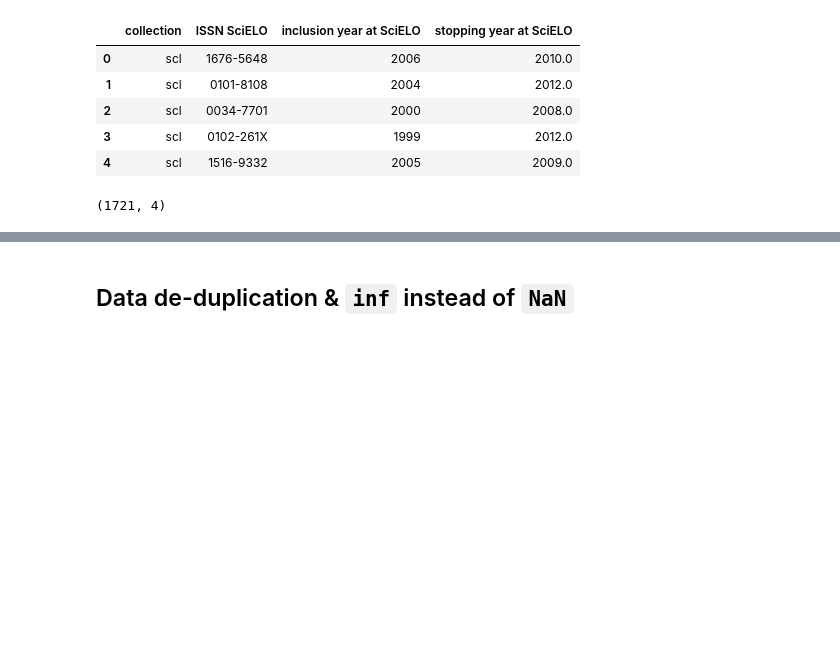
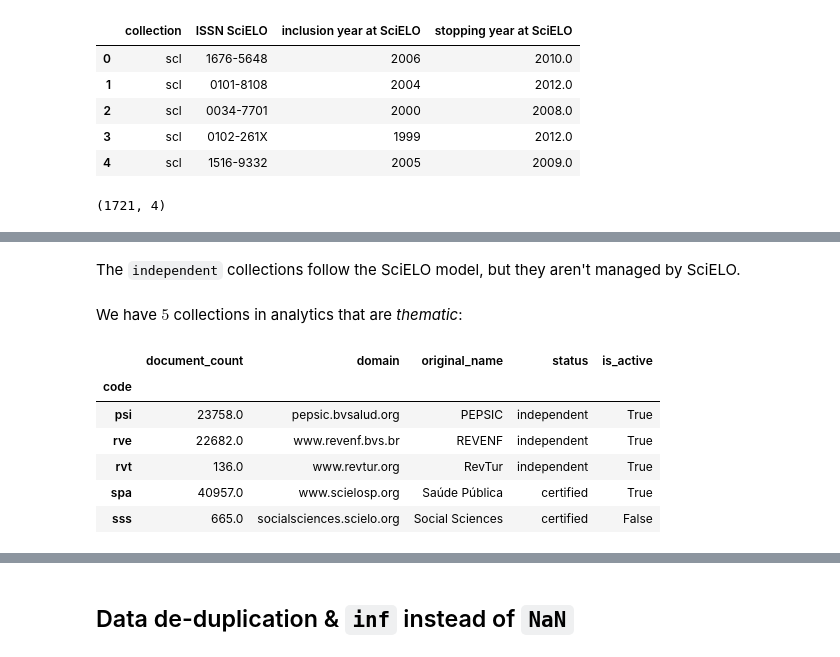
Before and after one commit to scieloorg/scielo20gt6, a Jupyter notebook: active_journals.ipynb, the cells around one changed output, grey strips where cells are left out. Cells and saved outputs as stored; diff of their text form; code cells hidden in the pictures; blank space fills up the shorter version.

```diff
--- a/active_journals.ipynb
+++ b/active_journals.ipynb
@@ -84,0 +112,19 @@ journals[columns].shape
+# %% [markdown]
+The `independent` collections follow the SciELO model,
+but they aren't managed by SciELO.
+# %% [markdown]
+We have $5$ collections in analytics that are *thematic*:
+# %%
+acolinfo = collections_info[collections_info["has_analytics"]] \
+                           [["code", "document_count", "domain",
+                             "original_name", "status", "is_active"]] \
+                           .set_index("code")
+acolinfo.loc[["psi", "rve", "rvt", "spa", "sss"]]
+# %% [output]
+|  | document_count | domain | original_name | status | is_active |
+| code |  |  |  |  |  |
+| psi | 23758.0 | pepsic.bvsalud.org | PEPSIC | independent | True |
+| rve | 22682.0 | www.revenf.bvs.br | REVENF | independent | True |
+| rvt | 136.0 | www.revtur.org | RevTur | independent | True |
+| spa | 40957.0 | www.scielosp.org | Saúde Pública | certified | True |
+| sss | 665.0 | socialsciences.scielo.org | Social Sciences | certified | False |
```
Also changed, not shown: parts of 8 cells of this notebook.
